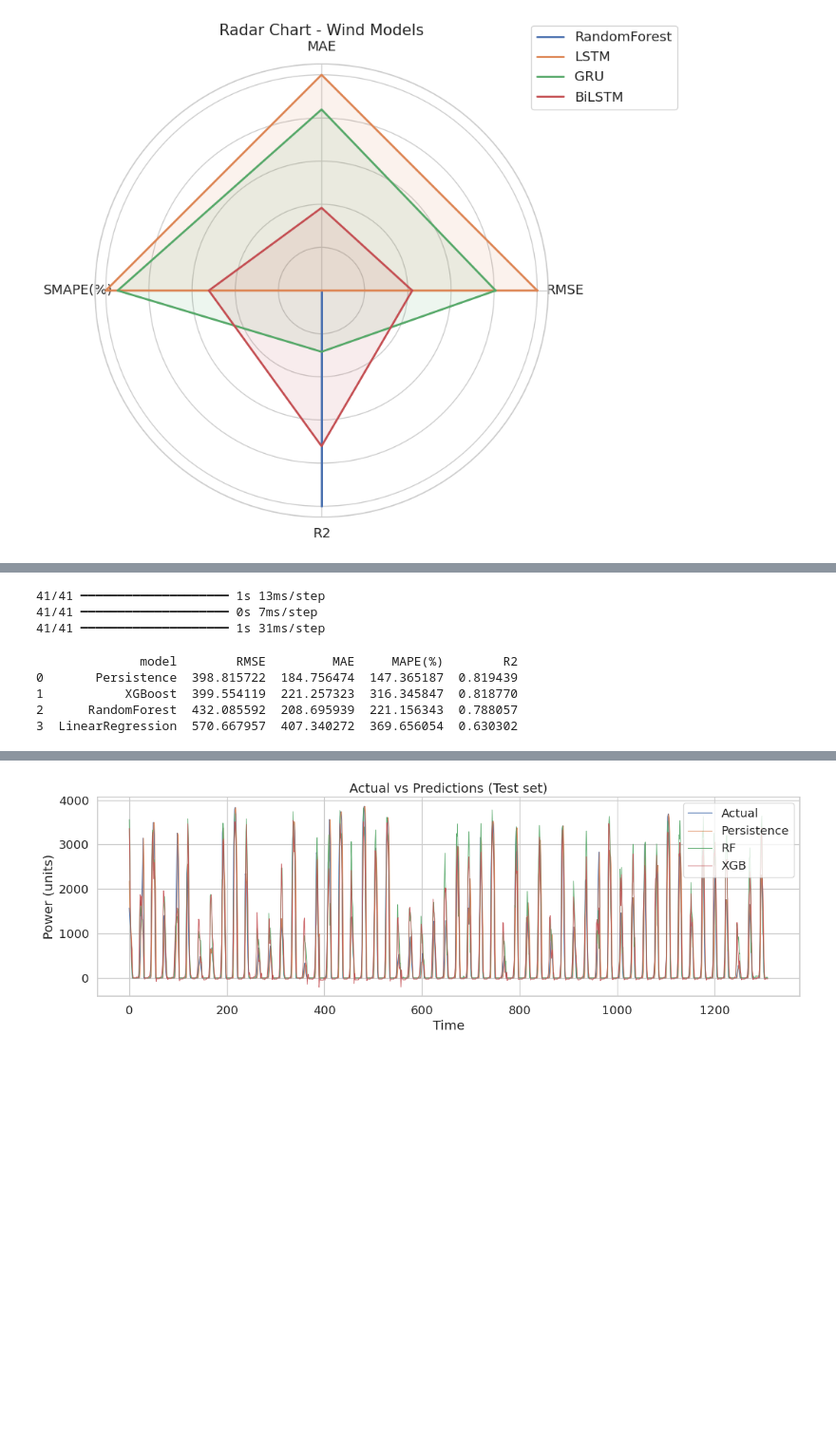
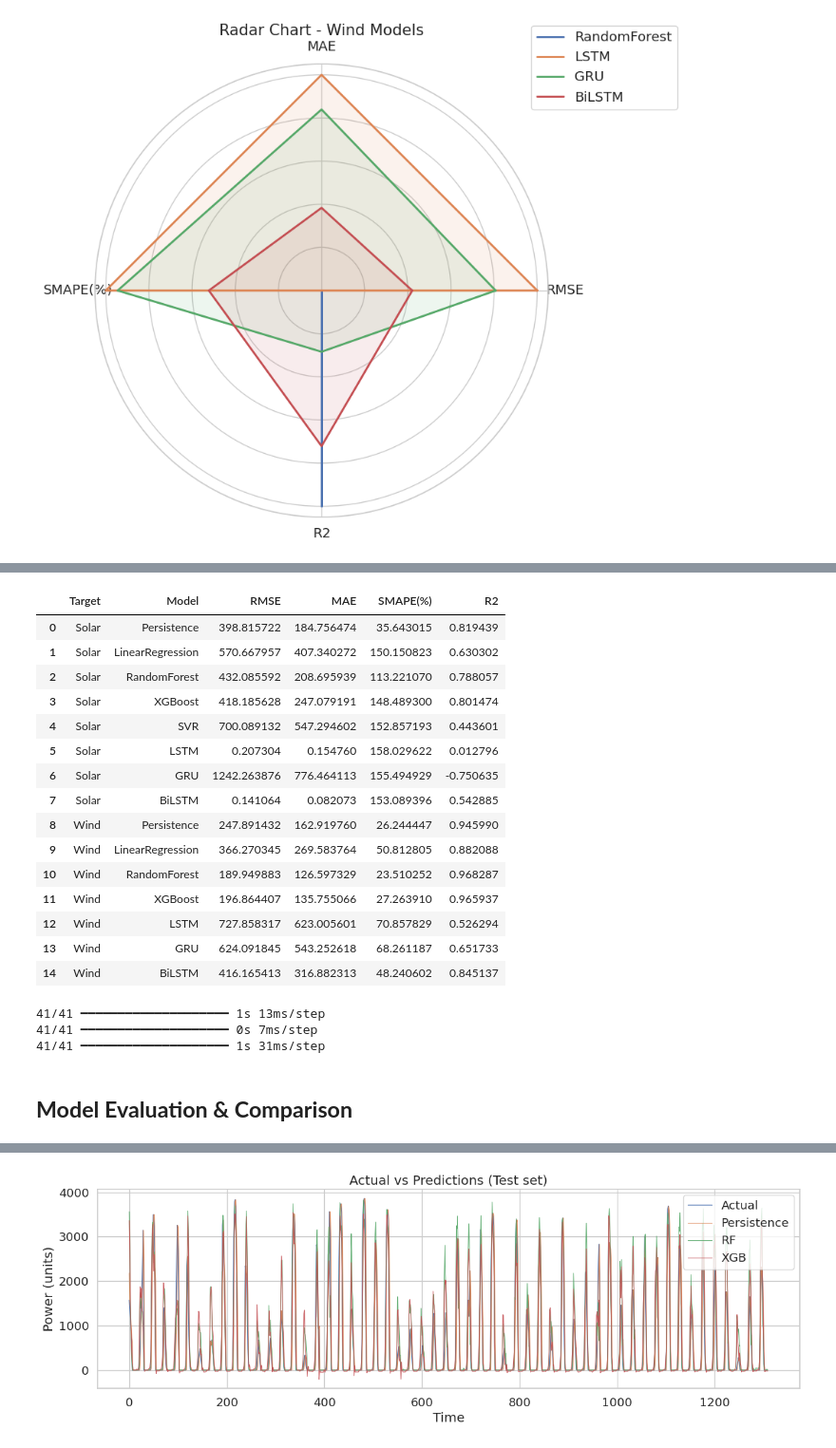
Before and after one commit to Zuhair0000/FYP-Research, a Jupyter notebook: FYP_research.ipynb, the cells around one changed output, grey strips where cells are left out. Shown at 95% size. Drawn from its saved outputs; the diff is of its cells as text; code cells hidden in the pictures; blank space fills up the shorter version.

```diff
--- a/FYP_research.ipynb
+++ b/FYP_research.ipynb
@@ -1857,3 +1805,50 @@ Test sequence samples: 1310
+# %%
+# --- Solar results ---
+results_solar = pd.DataFrame([
+    {"Model": "Persistence", **persist_scores},
+    {"Model": "LinearRegression", **lr_scores},
+    {"Model": "RandomForest", **rf_scores},
+    {"Model": "XGBoost", **xgb_metrics},
+    {"Model": "SVR", **svr_scores},
+    {"Model": "LSTM", **lstm_scores},
+    {"Model": "GRU", **gru_scores},
+    {"Model": "BiLSTM", **bilstm_scores}
+])
+results_solar["Target"] = "Solar"
+
+# --- Wind results ---
+results_wind = pd.DataFrame([
+    {"Model": "Persistence", **persist_scores_w},
+    {"Model": "LinearRegression", **lr_scores_w},
+    {"Model": "RandomForest", **rf_scores_w},
+    {"Model": "XGBoost", **xgb_scores_w},
+    {"Model": "LSTM", **lstm_w_scores},
+    {"Model": "GRU", **gru_w_scores},
+    {"Model": "BiLSTM", **bilstm_w_scores}
+])
+results_wind["Target"] = "Wind"
+
+# Merge
+final_results = pd.concat([results_solar, results_wind], ignore_index=True)
+final_results = final_results[["Target", "Model", "RMSE", "MAE", "SMAPE(%)", "R2"]]
+display(final_results)
+# %% [output]
+|  | Target | Model | RMSE | MAE | SMAPE(%) | R2 |
+| 0 | Solar | Persistence | 398.815722 | 184.756474 | 35.643015 | 0.819439 |
+| 1 | Solar | LinearRegression | 570.667957 | 407.340272 | 150.150823 | 0.630302 |
+| 2 | Solar | RandomForest | 432.085592 | 208.695939 | 113.221070 | 0.788057 |
+| 3 | Solar | XGBoost | 418.185628 | 247.079191 | 148.489300 | 0.801474 |
+| 4 | Solar | SVR | 700.089132 | 547.294602 | 152.857193 | 0.443601 |
+| 5 | Solar | LSTM | 0.207304 | 0.154760 | 158.029622 | 0.012796 |
+| 6 | Solar | GRU | 1242.263876 | 776.464113 | 155.494929 | -0.750635 |
+| 7 | Solar | BiLSTM | 0.141064 | 0.082073 | 153.089396 | 0.542885 |
+| 8 | Wind | Persistence | 247.891432 | 162.919760 | 26.244447 | 0.945990 |
+| 9 | Wind | LinearRegression | 366.270345 | 269.583764 | 50.812805 | 0.882088 |
+| 10 | Wind | RandomForest | 189.949883 | 126.597329 | 23.510252 | 0.968287 |
+| 11 | Wind | XGBoost | 196.864407 | 135.755066 | 27.263910 | 0.965937 |
+| 12 | Wind | LSTM | 727.858317 | 623.005601 | 70.857829 | 0.526294 |
+| 13 | Wind | GRU | 624.091845 | 543.252618 | 68.261187 | 0.651733 |
+| 14 | Wind | BiLSTM | 416.165413 | 316.882313 | 48.240602 | 0.845137 |
 # %%
 # LSTM
 y_pred_lstm_scaled = model_lstm.predict(X_test_seq).reshape(-1, 1)
@@ -1881,6 +1876,8 @@ df_seq_preds = pd.DataFrame({
     "GRU_pred": y_pred_gru_unscaled,
     "BiLSTM_pred": y_pred_bilstm_unscaled
 })
+# %% [markdown]
+## **Model Evaluation & Comparison**
 # %%
 from sklearn.metrics import mean_squared_error, mean_absolute_error, r2_score
 
@@ -1902,23 +1899,3 @@ def eval_metrics(y_true, y_pred):
     mape = mape_pct(y_true, y_pred)
     r2   = r2_score(y_true, y_pred)
     return {"RMSE": rmse, "MAE": mae, "MAPE(%)": mape, "R2": r2}
-
-# Example: compute for the models you have
-results = []
-results.append({"model": "Persistence", **eval_metrics(y_test_s, y_pred_persist)})
-results.append({"model": "LinearRegression", **eval_metrics(y_test_s, y_pred_lr)})
-results.append({"model": "RandomForest", **eval_metrics(y_test_s, y_pred_rf)})
-results.append({"model": "XGBoost", **eval_metrics(y_test_s, y_pred_xgb_opt)})
-# add LSTM if available
-# results.append({"model":"LSTM", **eval_metrics(y_test_seq_truth, y_pred_lstm_unscaled)})
-
-results_df = pd.DataFrame(results).sort_values("RMSE").reset_index(drop=True)
-print(results_df)
-# Save
-results_df.to_csv("model_metrics_test.csv", index=False)
-# %% [output]
-              model        RMSE         MAE     MAPE(%)        R2
-0       Persistence  398.815722  184.756474  147.365187  0.819439
-1           XGBoost  399.554119  221.257323  316.345847  0.818770
-2      RandomForest  432.085592  208.695939  221.156343  0.788057
-3  LinearRegression  570.667957  407.340272  369.656054  0.630302
```
Also changed, not shown: parts of 21 cells of this notebook.
